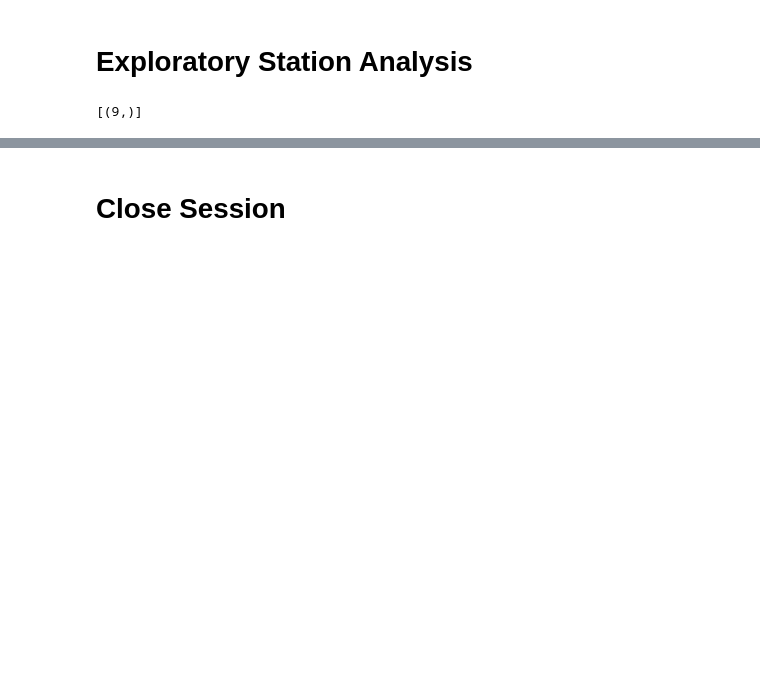
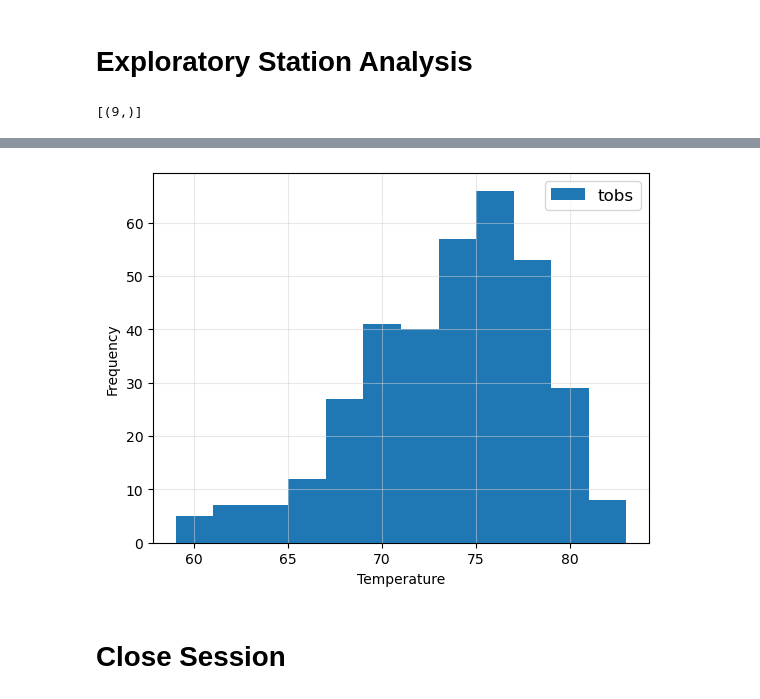
Before and after one commit to smruth17/sqlalchemy_challenge, a Jupyter notebook: SurfsUp/climate_starter.ipynb, the cells around one changed output, grey strips where cells are left out. Saved outputs shown, nothing was run; the diff lists cells and outputs as text; code cells hidden in the pictures; blank space fills up the shorter version.

```diff
--- a/SurfsUp/climate_starter.ipynb
+++ b/SurfsUp/climate_starter.ipynb
@@ -97,17 +144,26 @@ results
 # %%
-# Using the most active station id
-# Query the last 12 months of temperature observation data for this station and plot the results as a histogram
-results = session.query(Measurement.tobs) \
-                 .filter(Measurement.station == most_active) \
-                 .filter(Measurement.date >= last_date) \
-                 .all()
+# Design a query to get the previous 12 months of temperature (TOBS) data that filters by the station that has the greatest number of observations
+# Save the query results to a Pandas DataFrame
+# plot a histogram with bins = 12 for the last year of data using tobs as the column to count
+results = session.query(Measurement.tobs).\
+    filter(Measurement.date >= begin_date).\
+    filter(Measurement.station == most_active).\
+    order_by(Measurement.date.asc()).\
+    all()
+
+# Save the query results to a Pandas DataFrame
+df2 = pd.DataFrame(results)
+# df2.head()
+
 temperatures = [result[0] for result in results]
-plt.hist(temperatures)
+plt.hist(temperatures, bins=12)
 plt.xlabel("Temperature")
 plt.ylabel("Frequency")
 plt.grid(color="lightgrey", alpha=0.5)
 plt.legend(["tobs"], loc="upper right", fontsize=12)
 plt.show()
+# %% [output]
+[figure, added]
 # %% [markdown]
 # Close Session
 # %%
```
Also changed, not shown: parts of 5 cells of this notebook, 4 other files.
